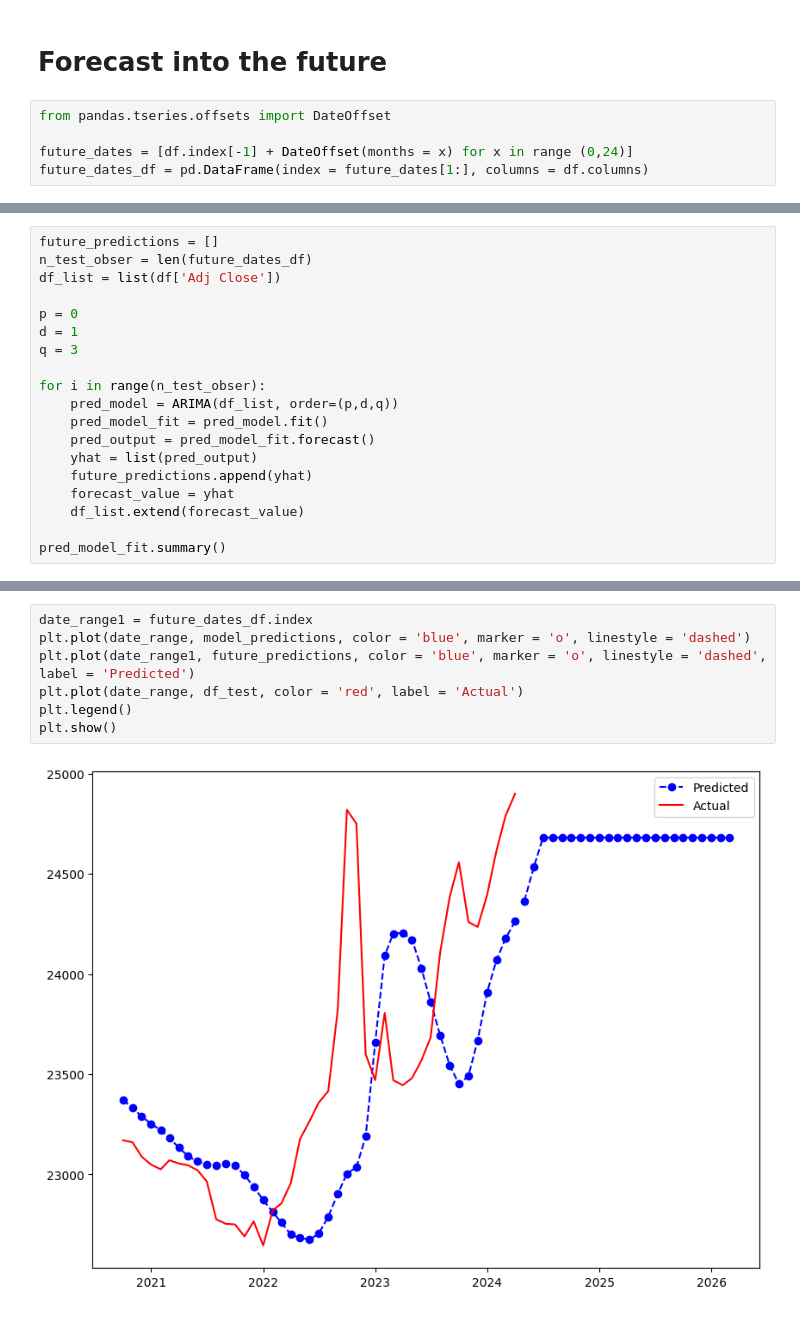
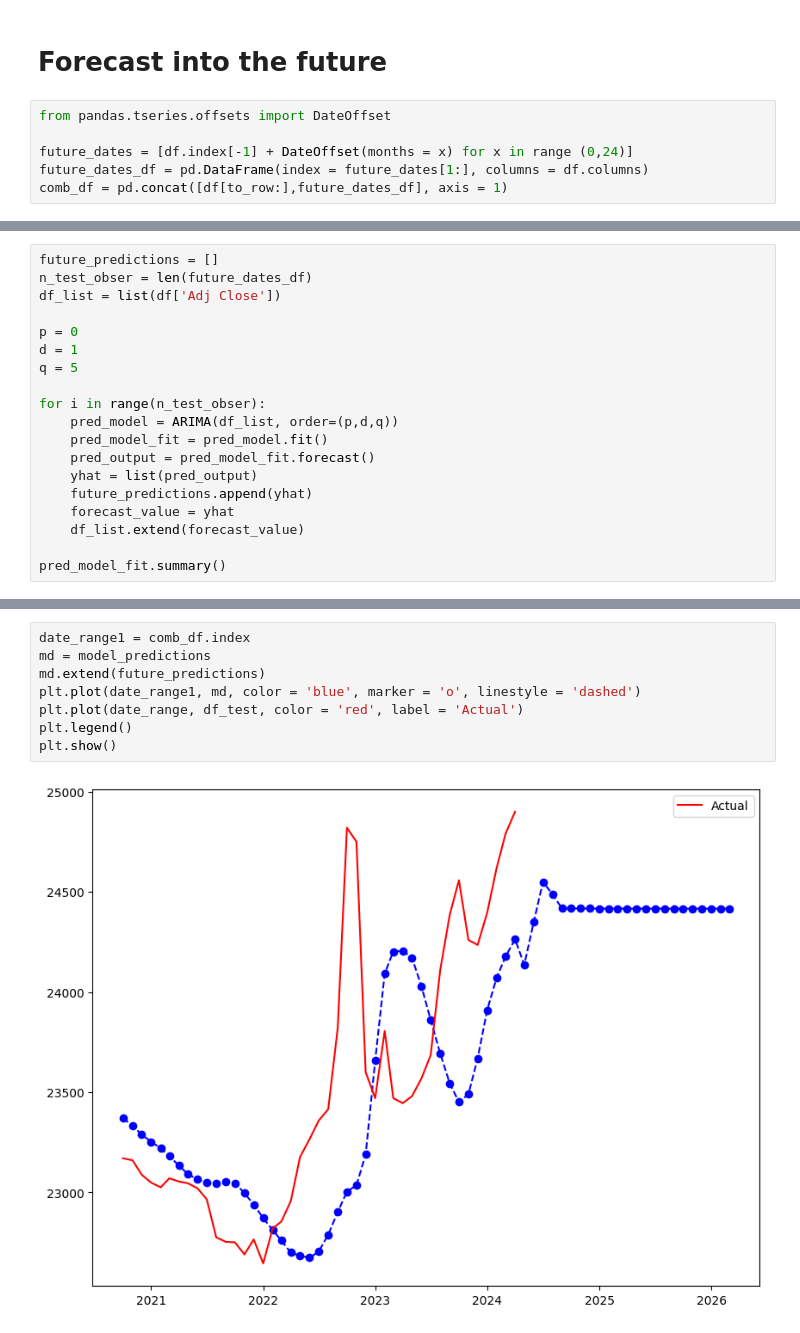
Before and after one commit to czarhirah/Econometrics, a Jupyter notebook: Zah/ARIMA v5.ipynb, the cells around one changed output, grey strips where cells are left out. Drawn from its saved outputs; the diff is of its cells as text.

```diff
--- a/Zah/ARIMA v5.ipynb
+++ b/Zah/ARIMA v5.ipynb
@@ -250,3 +250,4 @@ from pandas.tseries.offsets import DateOffset
 
 future_dates = [df.index[-1] + DateOffset(months = x) for x in range (0,24)]
 future_dates_df = pd.DataFrame(index = future_dates[1:], columns = df.columns)
+comb_df = pd.concat([df[to_row:],future_dates_df], axis = 1)
@@ -287,7 +258,7 @@ df_list = list(df['Adj Close'])
 
 p = 0
 d = 1
-q = 3
+q = 5
 
 for i in range(n_test_obser):
     pred_model = ARIMA(df_list, order=(p,d,q))
@@ -323,9 +296,10 @@ Warnings:
 # %%
-date_range1 = future_dates_df.index
-plt.plot(date_range, model_predictions, color = 'blue', marker = 'o', linestyle = 'dashed')
-plt.plot(date_range1, future_predictions, color = 'blue', marker = 'o', linestyle = 'dashed', label = 'Predicted')
+date_range1 = comb_df.index
+md = model_predictions
+md.extend(future_predictions)
+plt.plot(date_range1, md, color = 'blue', marker = 'o', linestyle = 'dashed')
 plt.plot(date_range, df_test, color = 'red', label = 'Actual')
 plt.legend()
 plt.show()
 # %% [output]
-[figure, old version]
+[figure, new version]
```
Also changed, not shown: parts of 4 cells of this notebook.
